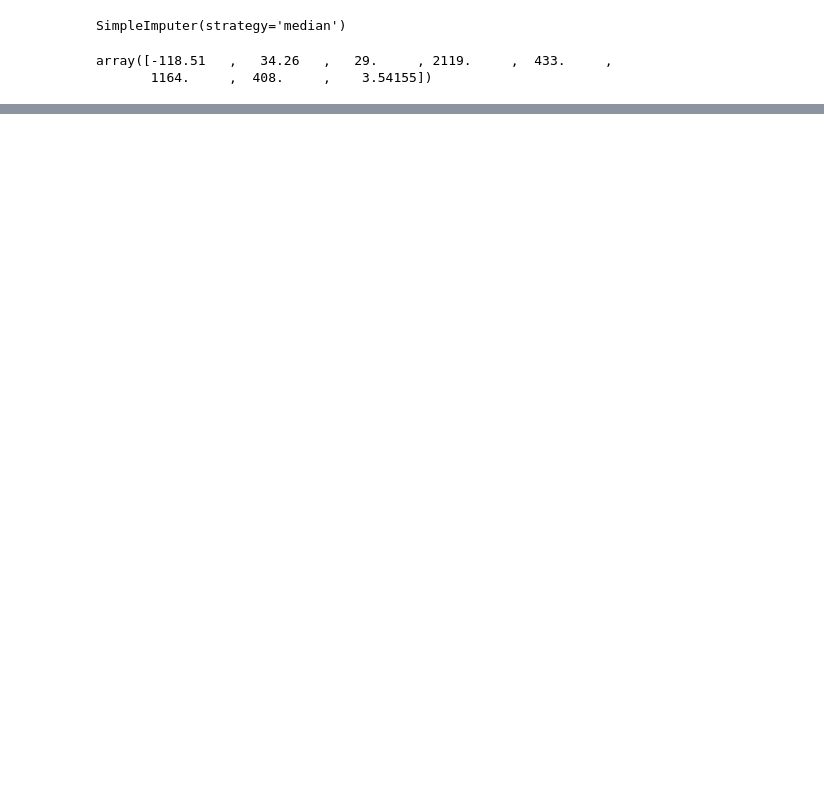
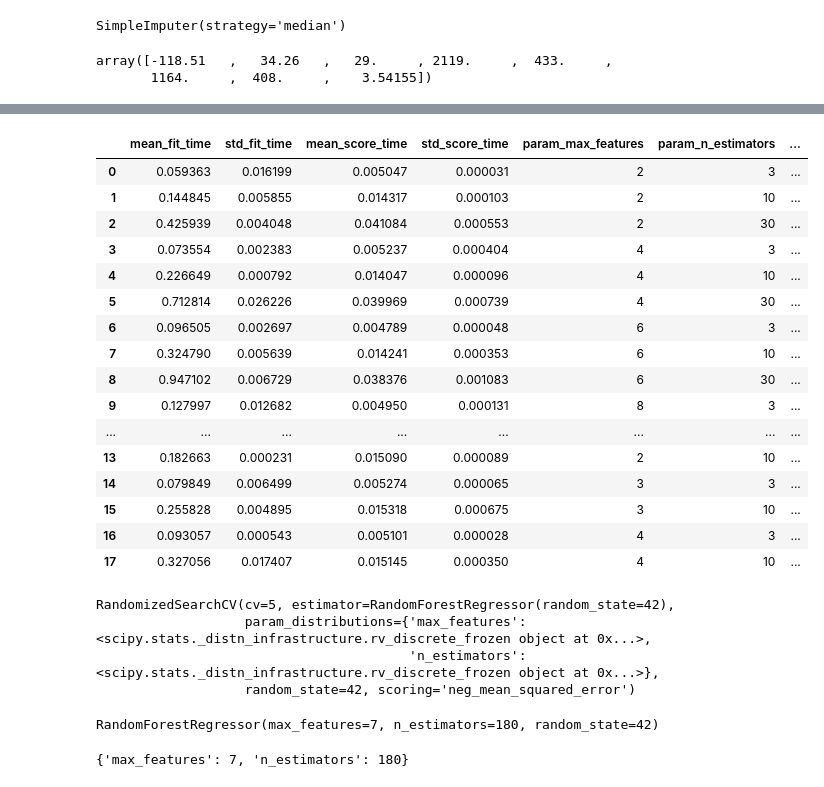
Before and after one commit to harshavarthini-c/mle-training, a Jupyter notebook: Housing.ipynb, the cells around one changed output, grey strips where cells are left out. Saved outputs shown, nothing was run; the diff lists cells and outputs as text; code cells hidden in the pictures; blank space fills up the shorter version.

Commit message:
Housing file

```diff
--- a/Housing.ipynb
+++ b/Housing.ipynb
@@ -412,0 +538,3 @@ Fitting 5 folds for each of 50 candidates, totalling 250 fits
+# %%
+tree_reg = DecisionTreeRegressor()
+tree_reg.fit(housing_prepared, housing_labels)
@@ -412,0 +585,3 @@ Fitting 5 folds for each of 50 candidates, totalling 250 fits
+# %%
+forest_reg = RandomForestRegressor()
+forest_reg.fit(housing_prepared, housing_labels)
@@ -412,0 +610,9 @@ Fitting 5 folds for each of 50 candidates, totalling 250 fits
+# %%
+from sklearn.svm import SVR
+
+svm_reg = SVR(kernel="linear")
+svm_reg.fit(housing_prepared, housing_labels)
+housing_predictions = svm_reg.predict(housing_prepared)
+svm_mse = mean_squared_error(housing_labels, housing_predictions)
+svm_rmse = np.sqrt(svm_mse)
+svm_rmse
@@ -412,0 +623,15 @@ Fitting 5 folds for each of 50 candidates, totalling 250 fits
+# %%
+from sklearn.model_selection import GridSearchCV
+
+param_grid = [
+    {'n_estimators': [3, 10, 30], 'max_features': [2, 4, 6, 8]},
+    {'bootstrap': [False], 'n_estimators': [3, 10], 'max_features': [2, 3, 4]},
+  ]
+
+forest_reg = RandomForestRegressor()
+
+grid_search = GridSearchCV(forest_reg, param_grid, cv=2,
+                           scoring='neg_mean_squared_error',
+                           return_train_score=True)
+
+grid_search.fit(housing_prepared, housing_labels)
@@ -412,0 +676,46 @@ Fitting 5 folds for each of 50 candidates, totalling 250 fits
+# %%
+pd.DataFrame(grid_search.cv_results_)
+# %% [output]
+|  | mean_fit_time | std_fit_time | mean_score_time | std_score_time | param_max_features | param_n_estimators | ... |
+| 0 | 0.059363 | 0.016199 | 0.005047 | 0.000031 | 2 | 3 | ... |
+| 1 | 0.144845 | 0.005855 | 0.014317 | 0.000103 | 2 | 10 | ... |
+| 2 | 0.425939 | 0.004048 | 0.041084 | 0.000553 | 2 | 30 | ... |
+| 3 | 0.073554 | 0.002383 | 0.005237 | 0.000404 | 4 | 3 | ... |
+| 4 | 0.226649 | 0.000792 | 0.014047 | 0.000096 | 4 | 10 | ... |
+| 5 | 0.712814 | 0.026226 | 0.039969 | 0.000739 | 4 | 30 | ... |
+| 6 | 0.096505 | 0.002697 | 0.004789 | 0.000048 | 6 | 3 | ... |
+| 7 | 0.324790 | 0.005639 | 0.014241 | 0.000353 | 6 | 10 | ... |
+| 8 | 0.947102 | 0.006729 | 0.038376 | 0.001083 | 6 | 30 | ... |
+| 9 | 0.127997 | 0.012682 | 0.004950 | 0.000131 | 8 | 3 | ... |
+| ... | ... | ... | ... | ... | ... | ... | ... |
+| 13 | 0.182663 | 0.000231 | 0.015090 | 0.000089 | 2 | 10 | ... |
+| 14 | 0.079849 | 0.006499 | 0.005274 | 0.000065 | 3 | 3 | ... |
+| 15 | 0.255828 | 0.004895 | 0.015318 | 0.000675 | 3 | 10 | ... |
+| 16 | 0.093057 | 0.000543 | 0.005101 | 0.000028 | 4 | 3 | ... |
+| 17 | 0.327056 | 0.017407 | 0.015145 | 0.000350 | 4 | 10 | ... |
+# %%
+from sklearn.model_selection import RandomizedSearchCV
+from scipy.stats import randint
+
+param_distribs = {
+        'n_estimators': randint(low=1, high=200),
+        'max_features': randint(low=1, high=8),
+    }
+
+forest_reg = RandomForestRegressor(random_state=42)
+rnd_search = RandomizedSearchCV(forest_reg, param_distributions=param_distribs,
+                                n_iter=10, cv=5, scoring='neg_mean_squared_error', random_state=42) #10 time it will run, grid search will run for all the possibilities
+rnd_search.fit(housing_prepared, housing_labels)
+# %% [output]
+RandomizedSearchCV(cv=5, estimator=RandomForestRegressor(random_state=42),
+                   param_distributions={'max_features': <scipy.stats._distn_infrastructure.rv_discrete_frozen object at 0x...>,
+                                        'n_estimators': <scipy.stats._distn_infrastructure.rv_discrete_frozen object at 0x...>},
+                   random_state=42, scoring='neg_mean_squared_error')
+# %%
+rnd_search.best_estimator_
+# %% [output]
+RandomForestRegressor(max_features=7, n_estimators=180, random_state=42)
+# %%
+rnd_search.best_params_
+# %% [output]
+{'max_features': 7, 'n_estimators': 180}
```
Also changed, not shown: parts of 125 cells of this notebook.
